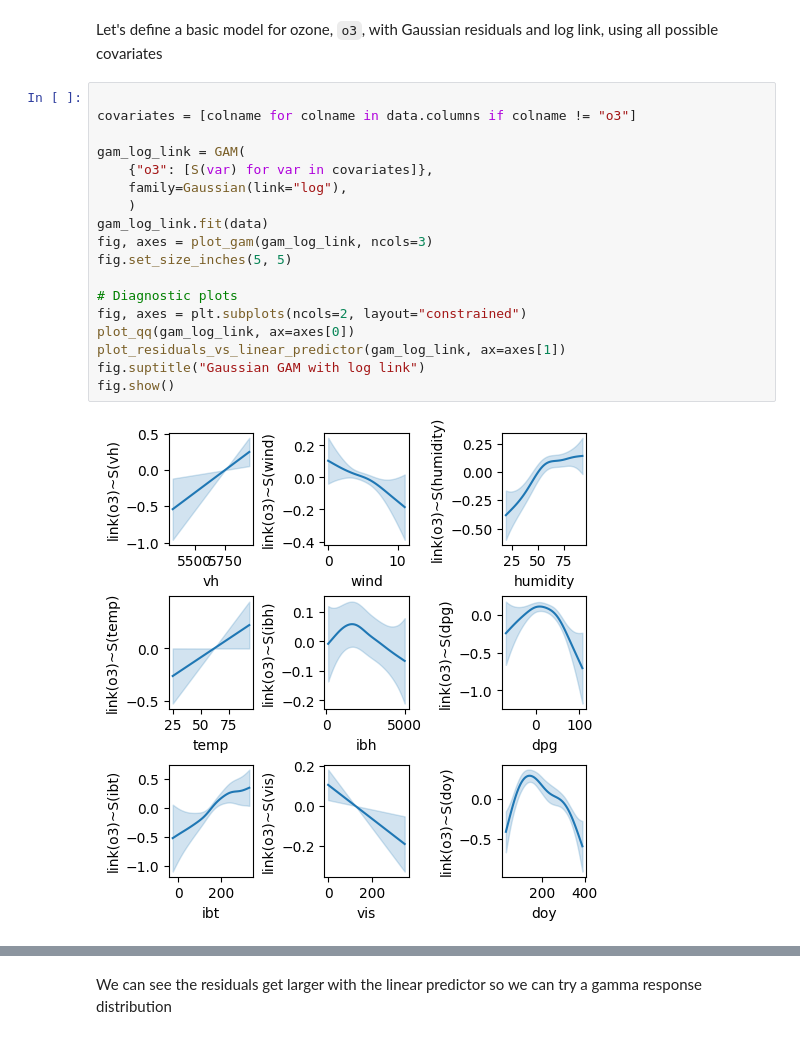
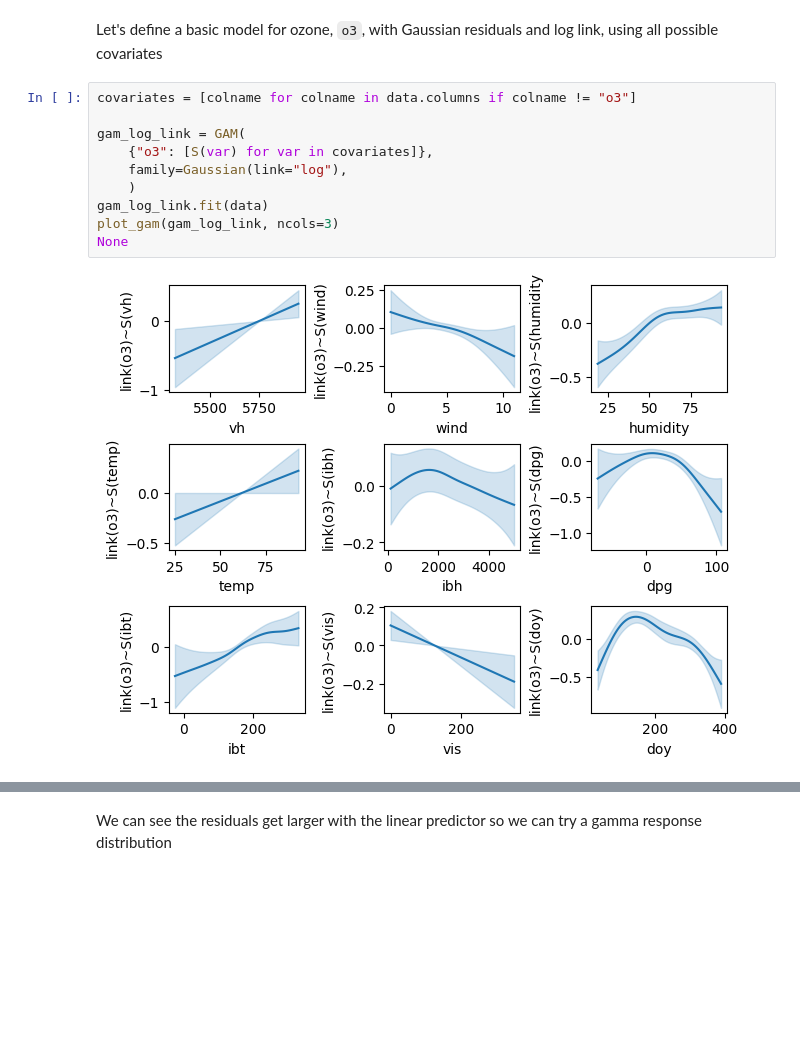
Before and after one commit to danielward27/pymgcv, a Jupyter notebook: docs/examples/ozone.ipynb, the cells around one changed output, grey strips where cells are left out. Drawn from its saved outputs; the diff is of its cells as text; blank space fills up the shorter version.

```diff
--- a/docs/examples/ozone.ipynb
+++ b/docs/examples/ozone.ipynb
@@ -29,22 +29,14 @@ plt.show()
 # %% [markdown]
 Let's define a basic model for ozone, `o3`, with Gaussian residuals and log link, using all possible covariates
 # %%
-
 covariates = [colname for colname in data.columns if colname != "o3"]
 
 gam_log_link = GAM(
     {"o3": [S(var) for var in covariates]},
     family=Gaussian(link="log"),
     )
 gam_log_link.fit(data)
-fig, axes = plot_gam(gam_log_link, ncols=3)
-fig.set_size_inches(5, 5)
-
-# Diagnostic plots
-fig, axes = plt.subplots(ncols=2, layout="constrained")
-plot_qq(gam_log_link, ax=axes[0])
-plot_residuals_vs_linear_predictor(gam_log_link, ax=axes[1])
-fig.suptitle("Gaussian GAM with log link")
-fig.show()
+plot_gam(gam_log_link, ncols=3)
+None
 # %% [output]
-[figure, old version]
+[figure, new version]
```
Also changed, not shown: parts of 3 cells of this notebook, 10 other files.
